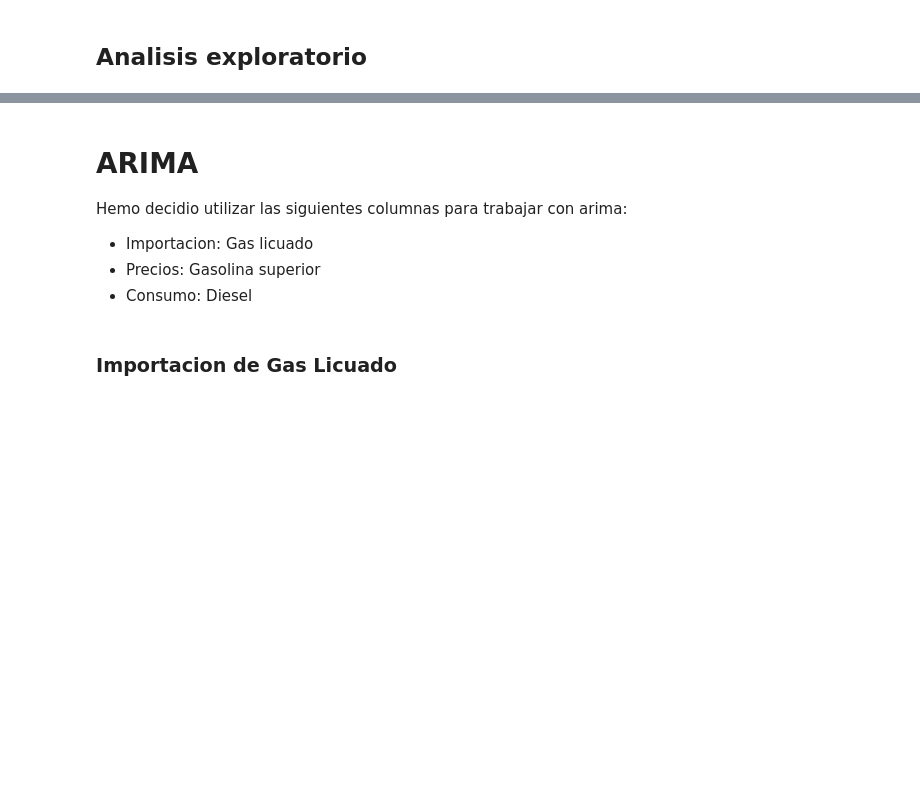
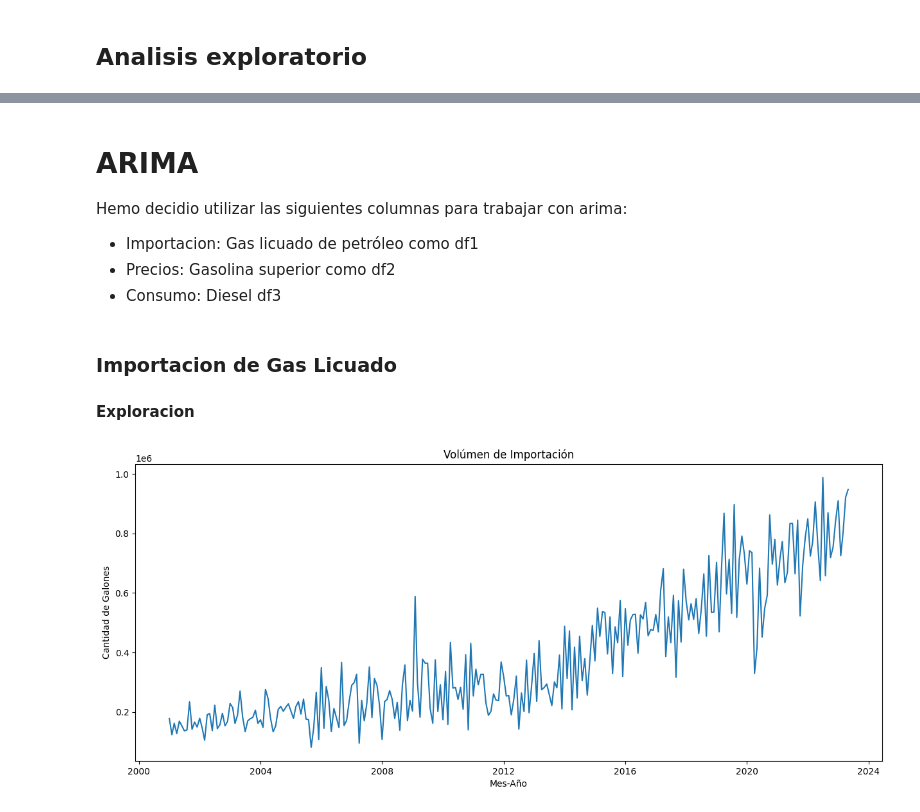
Before and after one commit to jeyner777/Lab-02-Series-de-Tiempo, a Jupyter notebook: Lab 2 Series de Tiempo.ipynb, the cells around one changed output, grey strips where cells are left out. Cells and saved outputs as stored; diff of their text form; code cells hidden in the pictures; blank space fills up the shorter version.

```diff
--- a/Lab 2 Series de Tiempo.ipynb
+++ b/Lab 2 Series de Tiempo.ipynb
@@ -294,8 +301,20 @@ plt.show()
 # ARIMA
 
 Hemo decidio utilizar las siguientes columnas para trabajar con arima:
-- Importacion: Gas licuado
-- Precios: Gasolina superior
-- Consumo: Diesel
+- Importacion: Gas licuado de petróleo como df1
+- Precios: Gasolina superior como df2
+- Consumo: Diesel df3
+# %%
+df1 = df_imp[['Gasolina regular']]
+df2 = df_precios['Superior']
+df3 = df_consumo['Diesel']
 # %% [markdown]
 ### Importacion de Gas Licuado
+#### Exploracion
+# %%
+plt.figure(figsize=(15,6))
+plt.plot(df1)
+plt.gca().set(title="Volúmen de Importación", xlabel="Mes-Año", ylabel="Cantidad de Galones")
+plt.show()
+# %% [output]
+[figure, added]
```
Also changed, not shown: parts of 13 cells of this notebook.
